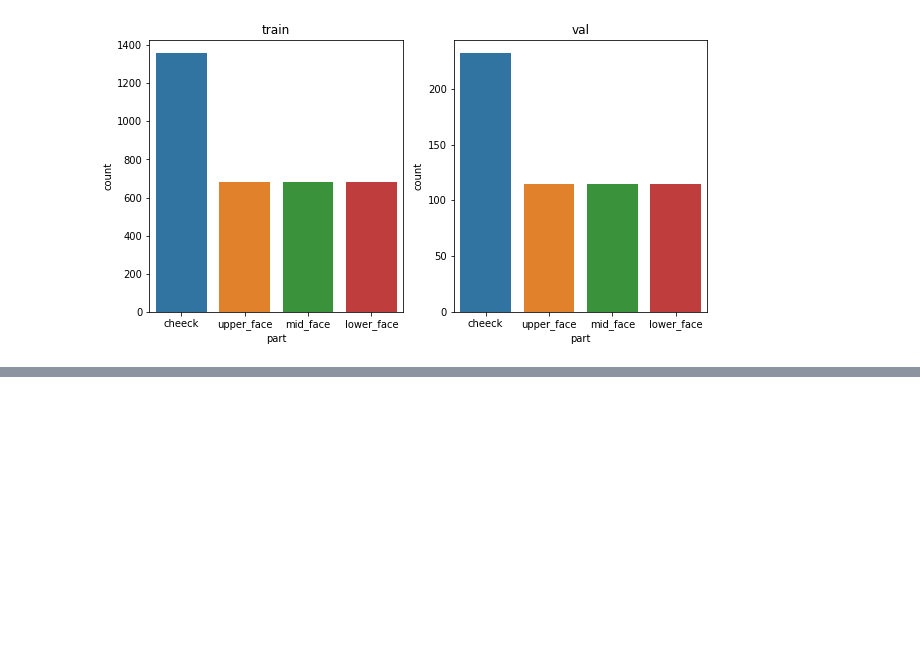
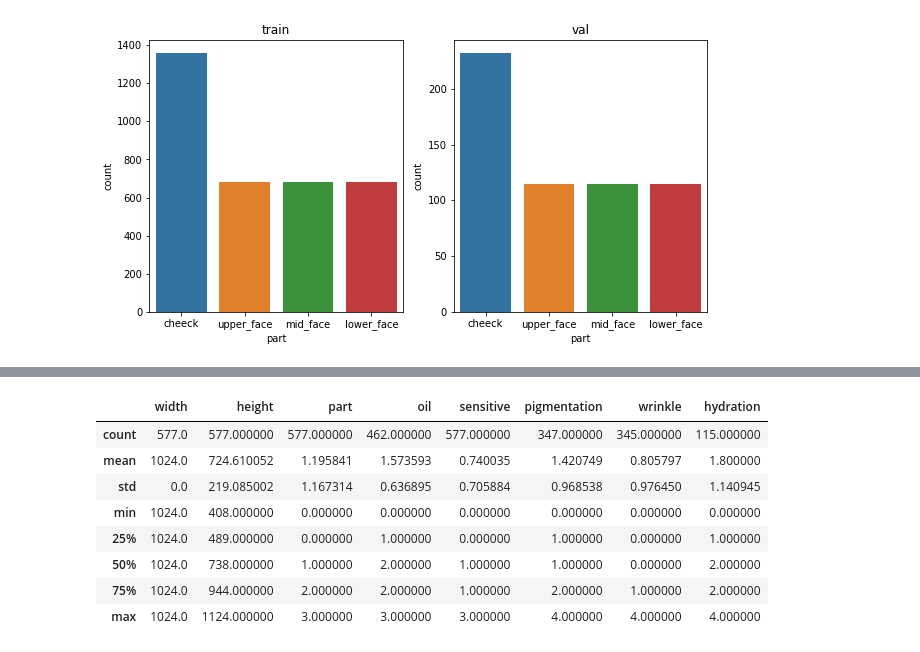
Before and after one commit to boostcampaitech3/final-project-level3-cv-07, a Jupyter notebook: EDA/EDA_ARTLAB.ipynb, the cells around one changed output, grey strips where cells are left out. Saved outputs shown, nothing was run; the diff lists cells and outputs as text; code cells hidden in the pictures; blank space fills up the shorter version.

```diff
--- a/EDA/EDA_ARTLAB.ipynb
+++ b/EDA/EDA_ARTLAB.ipynb
@@ -221,0 +252,12 @@ for part in [0,1,2,3]:
+# %%
+corr_val.describe()
+# %% [output]
+|  | width | height | part | oil | sensitive | pigmentation | wrinkle | hydration |
+| count | 577.0 | 577.000000 | 577.000000 | 462.000000 | 577.000000 | 347.000000 | 345.000000 | 115.000000 |
+| mean | 1024.0 | 724.610052 | 1.195841 | 1.573593 | 0.740035 | 1.420749 | 0.805797 | 1.800000 |
+| std | 0.0 | 219.085002 | 1.167314 | 0.636895 | 0.705884 | 0.968538 | 0.976450 | 1.140945 |
+| min | 1024.0 | 408.000000 | 0.000000 | 0.000000 | 0.000000 | 0.000000 | 0.000000 | 0.000000 |
+| 25% | 1024.0 | 489.000000 | 0.000000 | 1.000000 | 0.000000 | 1.000000 | 0.000000 | 1.000000 |
+| 50% | 1024.0 | 738.000000 | 1.000000 | 2.000000 | 1.000000 | 1.000000 | 0.000000 | 2.000000 |
+| 75% | 1024.0 | 944.000000 | 2.000000 | 2.000000 | 1.000000 | 2.000000 | 1.000000 | 2.000000 |
+| max | 1024.0 | 1124.000000 | 3.000000 | 3.000000 | 3.000000 | 4.000000 | 4.000000 | 4.000000 |
```
Also changed, not shown: parts of 12 cells of this notebook.
